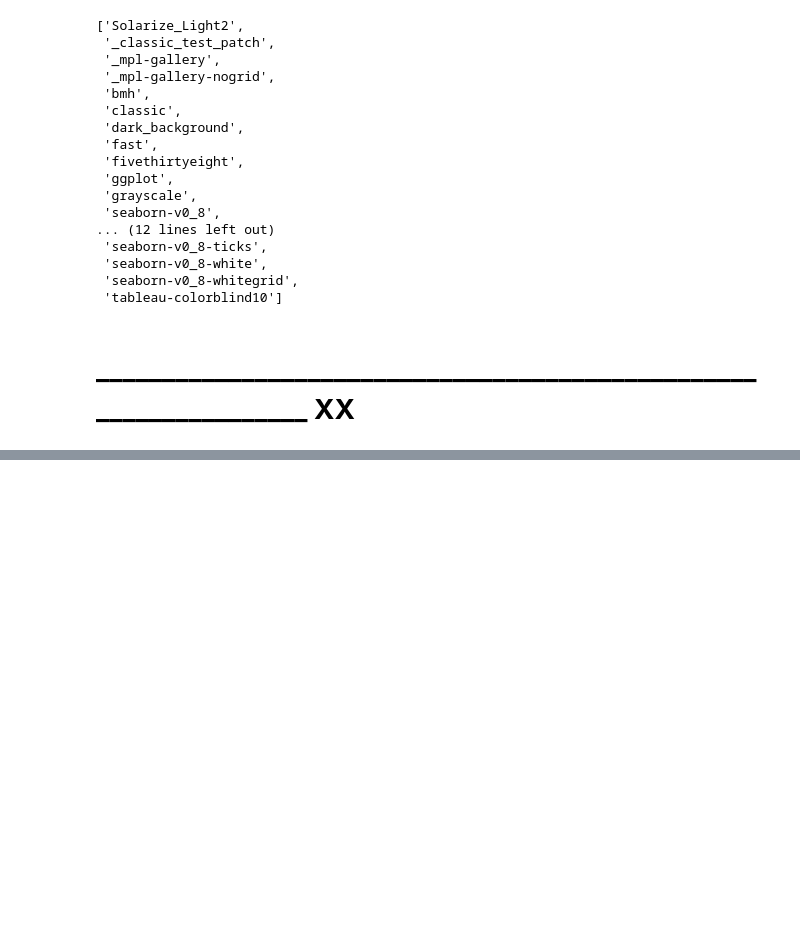
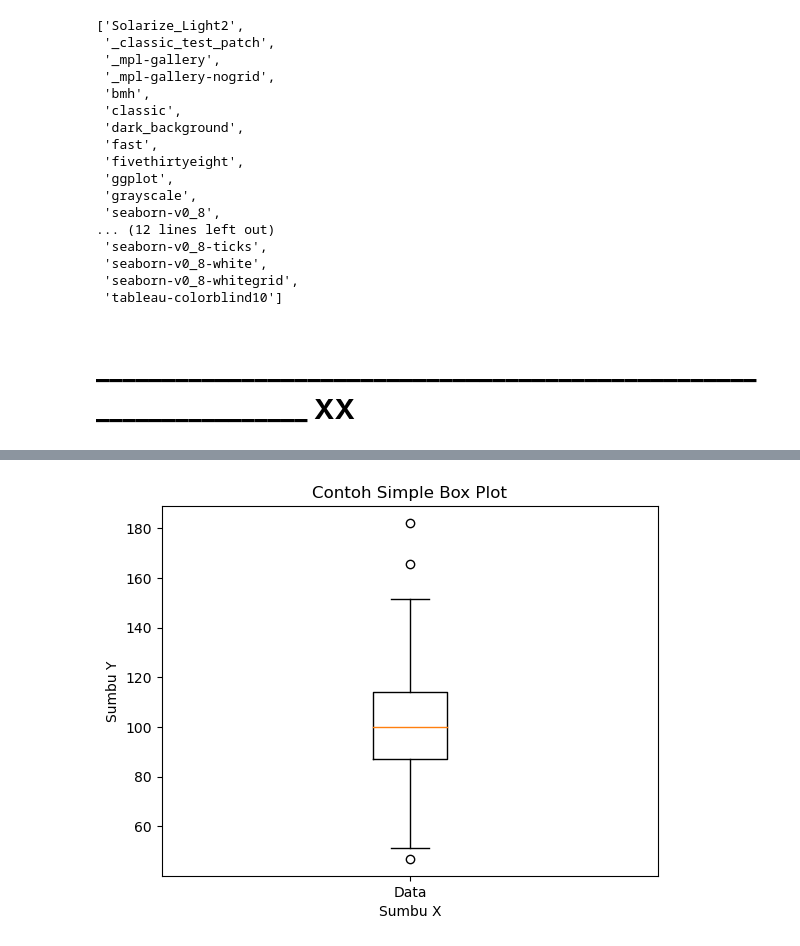
Before and after one commit to Edy-Mochamad/Learn-visualization-data, a Jupyter notebook: pengenalan-Matplotlib.ipynb, the cells around one changed output, grey strips where cells are left out. Cells and saved outputs as stored; diff of their text form; code cells hidden in the pictures; blank space fills up the shorter version.

Commit message:
Box plot

```diff
--- a/pengenalan-Matplotlib.ipynb
+++ b/pengenalan-Matplotlib.ipynb
@@ -870,0 +873,9 @@ plt.style.available
+# %%
+np.random.seed(2)
+data = np.random.normal(loc = 100, scale =20, size = 200)
+data
+
+#Note :
+#loc adalah akan mendefinisikan nilai mean dari distribusi normal yang dibentuk
+#scale adalah akan mengatur sebaran data
+#size digunakan untuk mengatur jumlah datayang akan dihasilkan
@@ -870,0 +900,10 @@ plt.style.available
+# %%
+plt.boxplot(data, labels = ['Data'])
+
+plt.xlabel('Sumbu X')
+plt.ylabel('Sumbu Y')
+plt.title('Contoh Simple Box Plot')
+
+plt.show()
+# %% [output]
+[figure, added]
```
Also changed, not shown: parts of 12 cells of this notebook.
